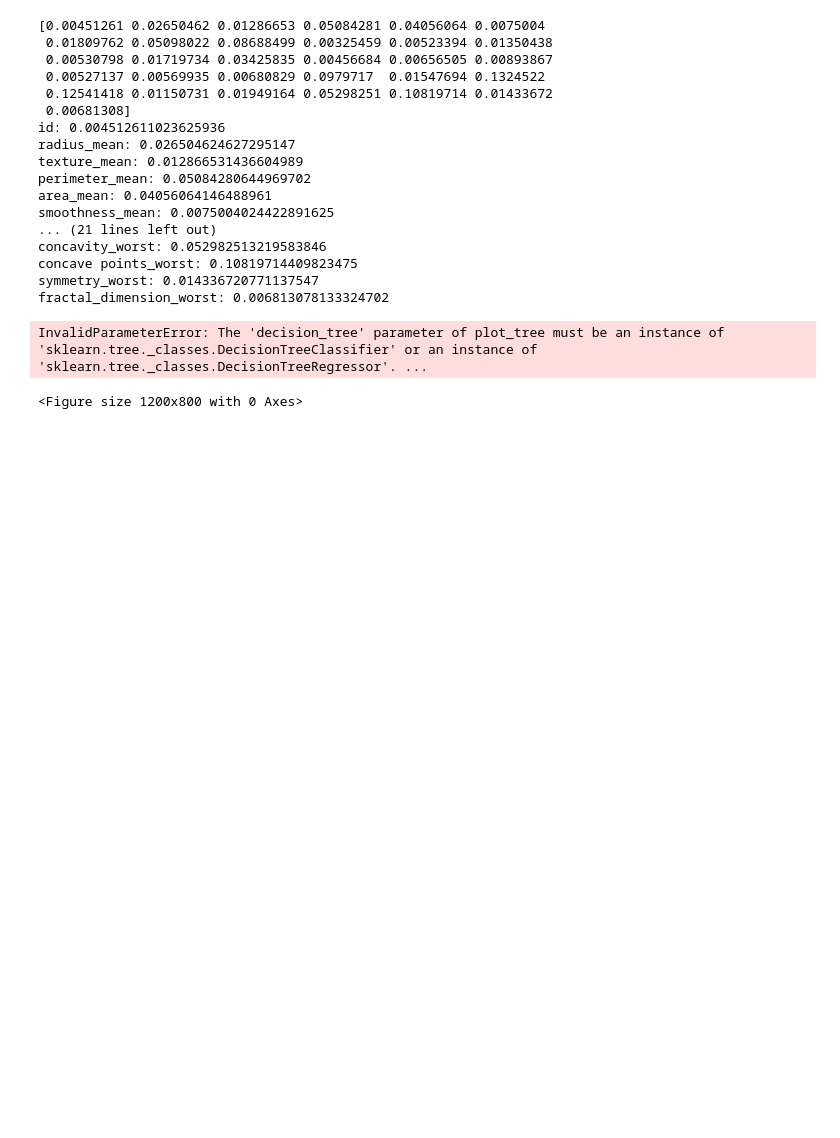
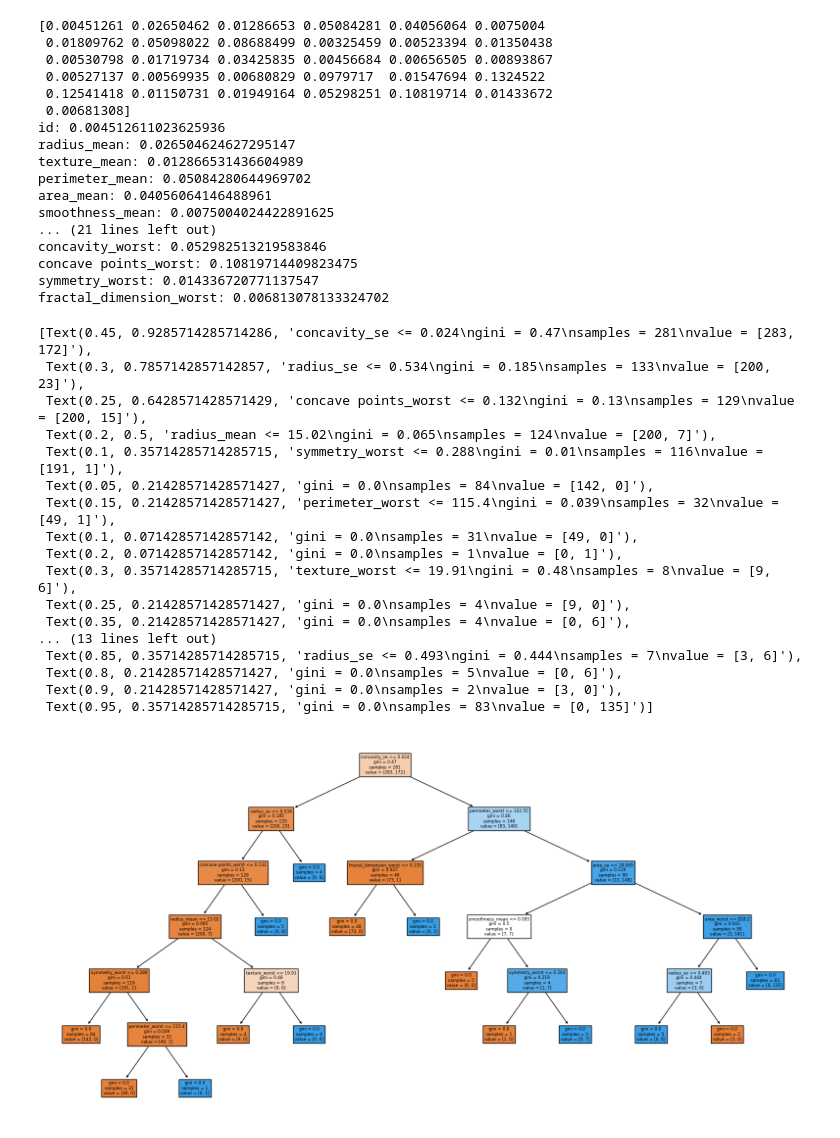
Before and after one commit to sphynxlee/NSCCAI2, a Jupyter notebook: ML/RandomForests/randomforests.ipynb, the cells around one changed output. Cells and saved outputs as stored; diff of their text form; code cells hidden in the pictures; blank space fills up the shorter version.

Commit message:
Update RandomForest

```diff
--- a/ML/RandomForests/randomforests.ipynb
+++ b/ML/RandomForests/randomforests.ipynb
@@ -54,8 +54,8 @@ y_test shape: (114,)
 # %%
 from sklearn.ensemble import RandomForestClassifier
 from sklearn.tree import plot_tree, export_graphviz
-dtc = RandomForestClassifier(random_state=42)
-dtc.get_params()
+rfc = RandomForestClassifier(random_state=42)
+rfc.get_params()
 # %% [output]
 {'bootstrap': True,
  'ccp_alpha': 0.0,
@@ -76,8 +76,8 @@ dtc.get_params()
  'verbose': 0,
  'warm_start': False}
 # %%
-dtc.fit(X_train, y_train)
-y_pred = dtc.predict(X_test)
+rfc.fit(X_train, y_train)
+y_pred = rfc.predict(X_test)
 # %%
 from sklearn.metrics import confusion_matrix, classification_report
 print(confusion_matrix(y_test, y_pred))
@@ -119,13 +119,25 @@ fractal_dimension_worst: 0.006813078133324702
 # %%
 import graphviz
 import matplotlib.pyplot as plt
-plt.figure(figsize=(12,8))
-plot_tree(dtc, filled=True, feature_names=X.columns, rounded=True)
-plt.show()
-
-dot_data = export_graphviz(dtc,out_file=None,feature_names=X.columns,filled=True,rounded=True,special_characters=True)
-graph = graphviz.Source(dot_data)
-graph.render()
+from sklearn import tree
+plt.figure(figsize=(20,10))
+tree.plot_tree(rfc.estimators_[0], feature_names=X.columns.to_list(), filled=True)
 # %% [output]
-InvalidParameterError: The 'decision_tree' parameter of plot_tree must be an instance of 'sklearn.tree._classes.DecisionTreeClassifier' or an instance of 'sklearn.tree._classes.DecisionTreeRegressor'. ...
+[Text(0.45, 0.9285714285714286, 'concavity_se <= 0.024\ngini = 0.47\nsamples = 281\nvalue = [283, 172]'),
+ Text(0.3, 0.7857142857142857, 'radius_se <= 0.534\ngini = 0.185\nsamples = 133\nvalue = [200, 23]'),
+ Text(0.25, 0.6428571428571429, 'concave points_worst <= 0.132\ngini = 0.13\nsamples = 129\nvalue = [200, 15]'),
+ Text(0.2, 0.5, 'radius_mean <= 15.02\ngini = 0.065\nsamples = 124\nvalue = [200, 7]'),
+ Text(0.1, 0.35714285714285715, 'symmetry_worst <= 0.288\ngini = 0.01\nsamples = 116\nvalue = [191, 1]'),
+ Text(0.05, 0.21428571428571427, 'gini = 0.0\nsamples = 84\nvalue = [142, 0]'),
+ Text(0.15, 0.21428571428571427, 'perimeter_worst <= 115.4\ngini = 0.039\nsamples = 32\nvalue = [49, 1]'),
+ Text(0.1, 0.07142857142857142, 'gini = 0.0\nsamples = 31\nvalue = [49, 0]'),
+ Text(0.2, 0.07142857142857142, 'gini = 0.0\nsamples = 1\nvalue = [0, 1]'),
+ Text(0.3, 0.35714285714285715, 'texture_worst <= 19.91\ngini = 0.48\nsamples = 8\nvalue = [9, 6]'),
+ Text(0.25, 0.21428571428571427, 'gini = 0.0\nsamples = 4\nvalue = [9, 0]'),
+ Text(0.35, 0.21428571428571427, 'gini = 0.0\nsamples = 4\nvalue = [0, 6]'),
+... (13 lines left out)
+ Text(0.85, 0.35714285714285715, 'radius_se <= 0.493\ngini = 0.444\nsamples = 7\nvalue = [3, 6]'),
+ Text(0.8, 0.21428571428571427, 'gini = 0.0\nsamples = 5\nvalue = [0, 6]'),
+ Text(0.9, 0.21428571428571427, 'gini = 0.0\nsamples = 2\nvalue = [3, 0]'),
+ Text(0.95, 0.35714285714285715, 'gini = 0.0\nsamples = 83\nvalue = [0, 135]')]
-<Figure size 1200x800 with 0 Axes>
+[figure, added]
```
Also changed, not shown: parts of 1 cell of this notebook.
